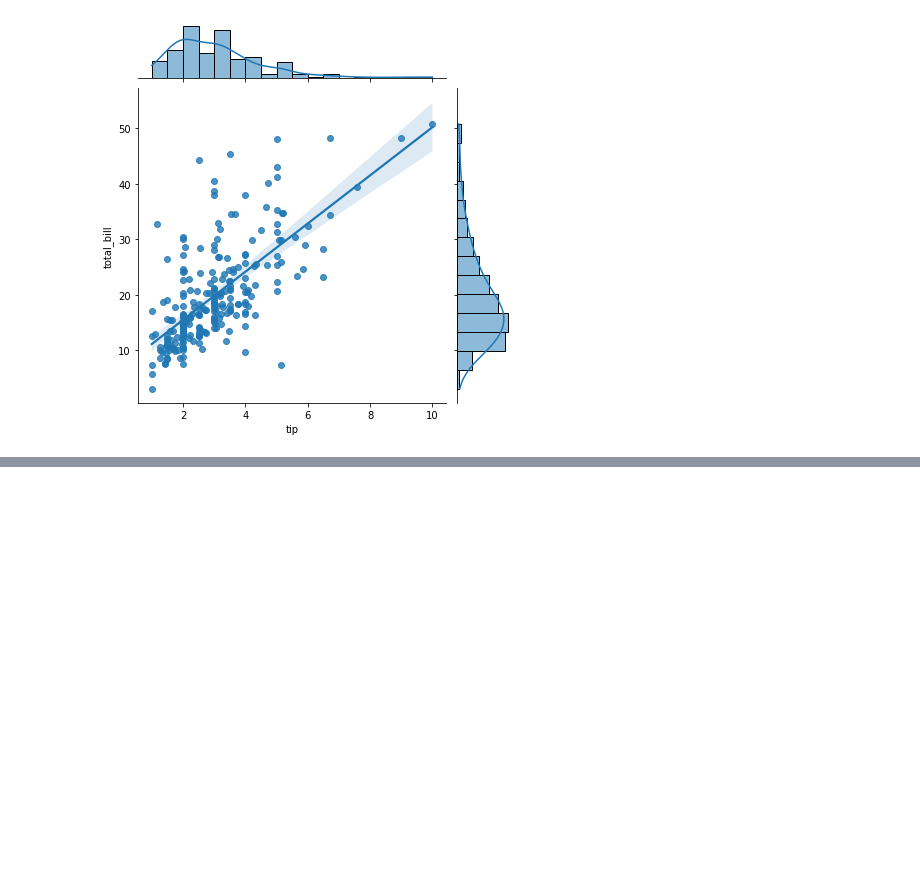
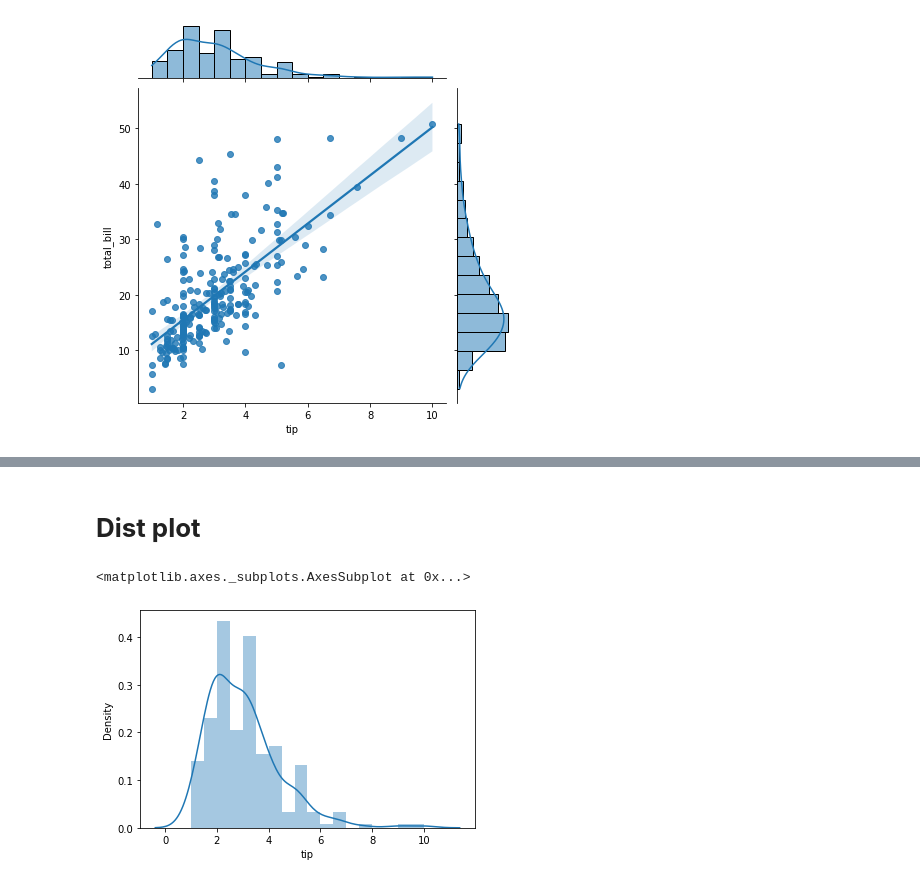
Before and after one commit to Moksh45/Machine-Learning-Code, a Jupyter notebook: Seaborn.ipynb, the cells around one changed output, grey strips where cells are left out. Drawn from its saved outputs; the diff is of its cells as text; code cells hidden in the pictures; blank space fills up the shorter version.

```diff
--- a/Seaborn.ipynb
+++ b/Seaborn.ipynb
@@ -41,0 +54,7 @@ sns.jointplot(x='tip',y='total_bill',data=df,kind='reg')
+# %% [markdown]
+# **Dist plot**
+# %%
+sns.distplot(df['tip']) #only work with int and float data
+# %% [output]
+<matplotlib.axes._subplots.AxesSubplot at 0x...>
+[figure, added]
```
Also changed, not shown: parts of 8 cells of this notebook.
